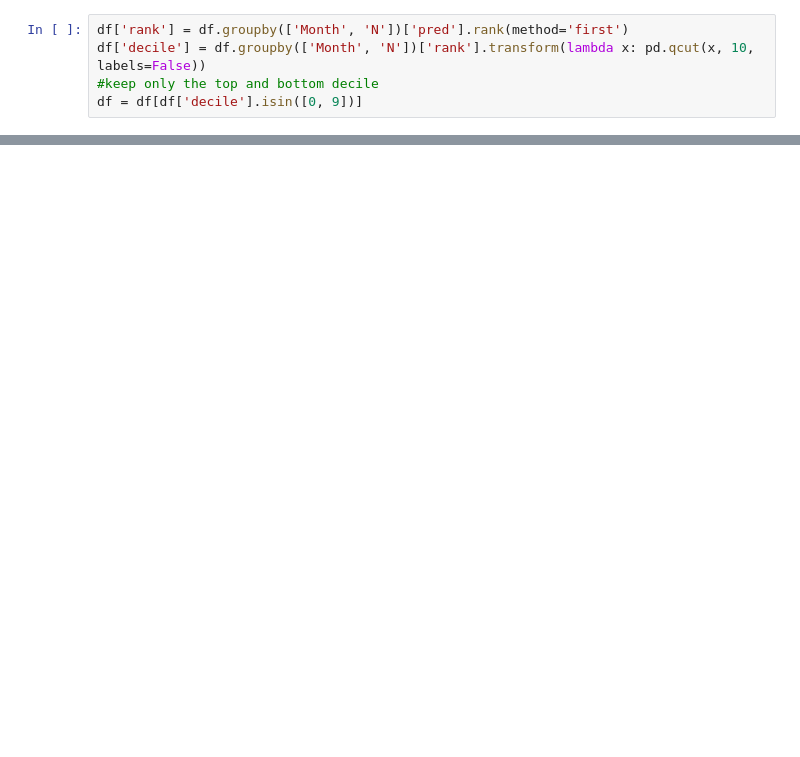
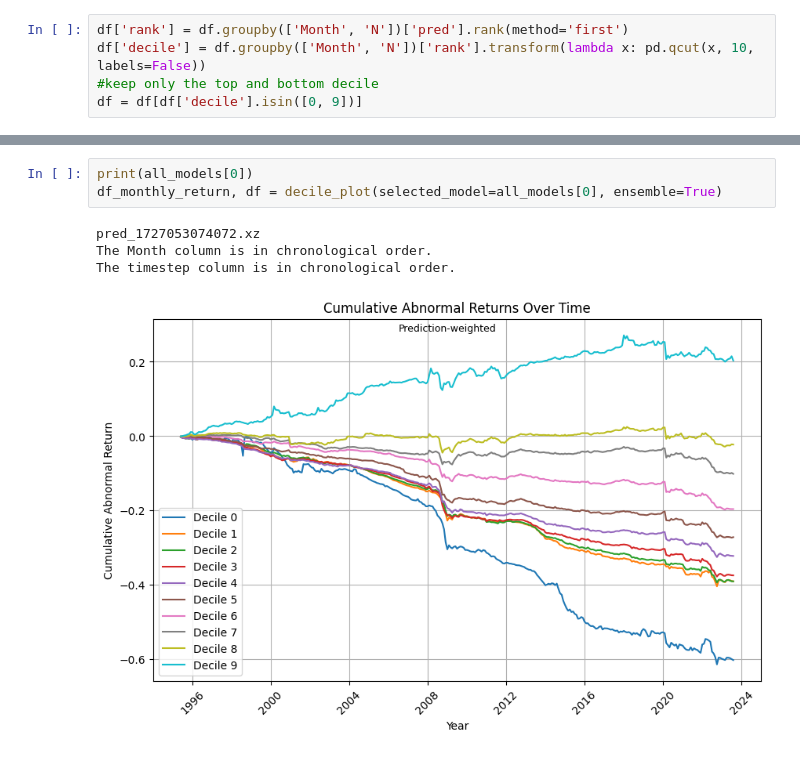
Before and after one commit to AlvisYan2025/sensitivityanalysisfunctions, a Jupyter notebook: decile_plot.ipynb, the cells around one changed output, grey strips where cells are left out. Saved outputs shown, nothing was run; the diff lists cells and outputs as text; blank space fills up the shorter version.

```diff
--- a/decile_plot.ipynb
+++ b/decile_plot.ipynb
@@ -256,0 +214,8 @@ plt.show()
+# %%
+print(all_models[0])
+df_monthly_return, df = decile_plot(selected_model=all_models[0], ensemble=True)
+# %% [output]
+pred_1727053074072.xz
+The Month column is in chronological order.
+The timestep column is in chronological order.
+[figure, added]
```
Also changed, not shown: parts of 16 cells of this notebook.
